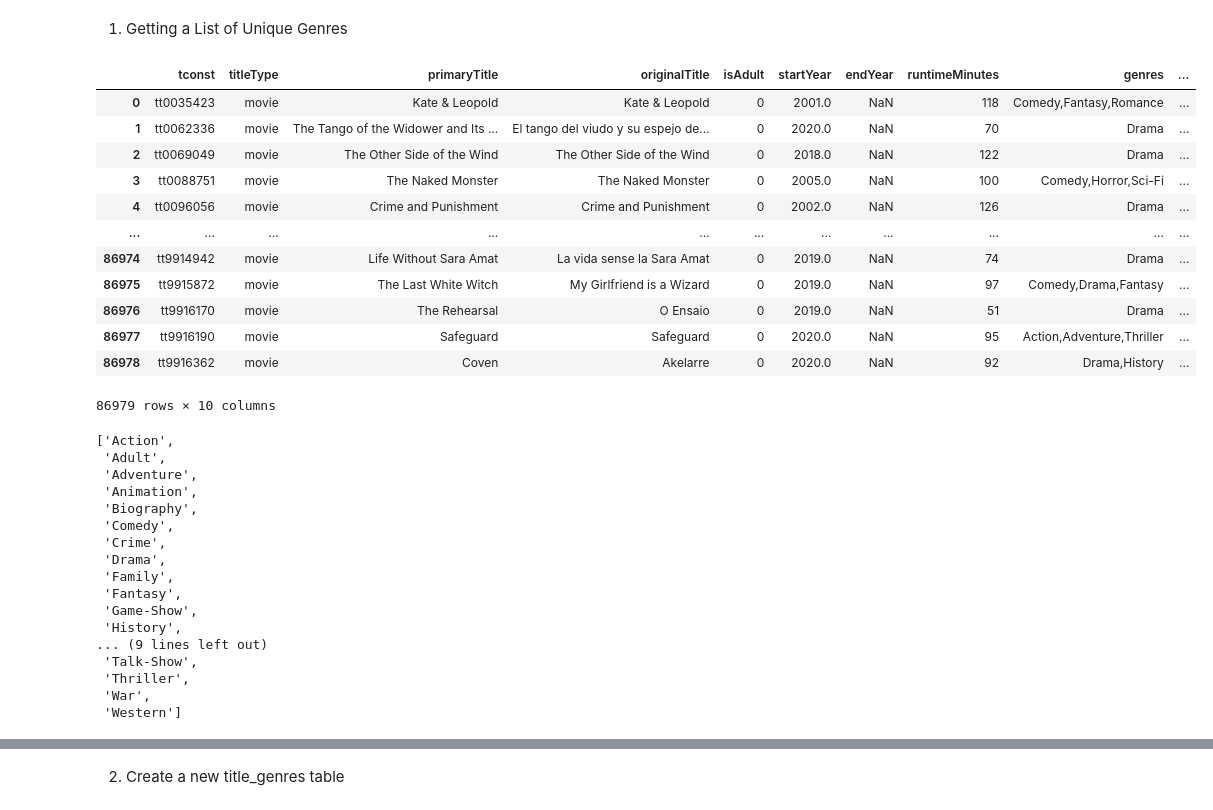
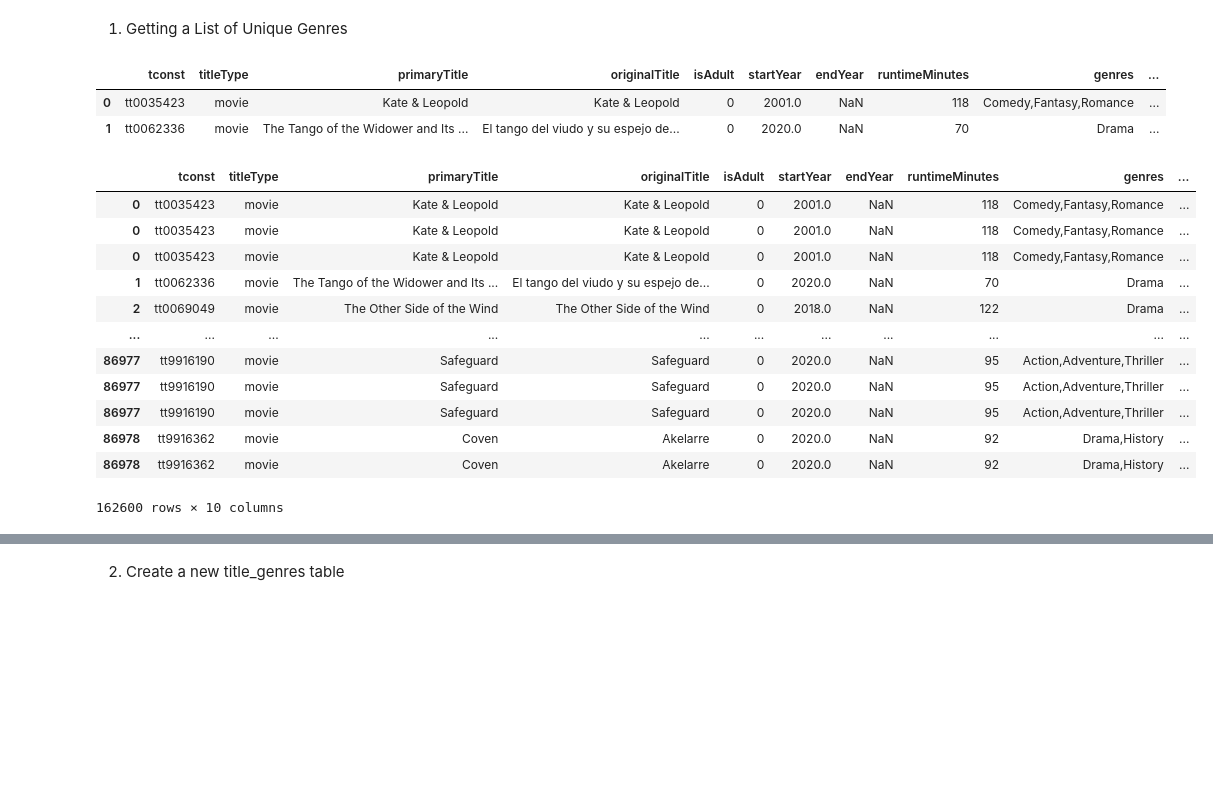
Before and after one commit to KirstenC32/Project-2-RETRY, a Jupyter notebook: Untitled.ipynb, the cells around one changed output, grey strips where cells are left out. Drawn from its saved outputs; the diff is of its cells as text; code cells hidden in the pictures; blank space fills up the shorter version.

```diff
--- a/Untitled.ipynb
+++ b/Untitled.ipynb
@@ -14,6 +14,6 @@ import json
 # %%
-basics = pd.read_csv("DATA/basics.csv")
-basics.head()
+df = pd.read_csv("DATA/basics.csv")
+df.head()
 # %% [output]
 |  | tconst | titleType | primaryTitle | originalTitle | isAdult | startYear | endYear | runtimeMinutes | genres |
 | 0 | tt0035423 | movie | Kate & Leopold | Kate & Leopold | 0 | 2001.0 | NaN | 118 | Comedy,Fantasy,Romance |
@@ -32,20 +32,3 @@ basics['genres'].head()
 Name: genres, dtype: object
 # %% [markdown]
 1. Getting a List of Unique Genres
-# %%
-basics['genres_split'] = basics['genres'].str.split(',')
-basics
-# %% [output]
-|  | tconst | titleType | primaryTitle | originalTitle | isAdult | startYear | endYear | runtimeMinutes | genres | ... |
-| 0 | tt0035423 | movie | Kate & Leopold | Kate & Leopold | 0 | 2001.0 | NaN | 118 | Comedy,Fantasy,Romance | ... |
-| 1 | tt0062336 | movie | The Tango of the Widower and Its ... | El tango del viudo y su espejo de... | 0 | 2020.0 | NaN | 70 | Drama | ... |
-| 2 | tt0069049 | movie | The Other Side of the Wind | The Other Side of the Wind | 0 | 2018.0 | NaN | 122 | Drama | ... |
-| 3 | tt0088751 | movie | The Naked Monster | The Naked Monster | 0 | 2005.0 | NaN | 100 | Comedy,Horror,Sci-Fi | ... |
-| 4 | tt0096056 | movie | Crime and Punishment | Crime and Punishment | 0 | 2002.0 | NaN | 126 | Drama | ... |
-| ... | ... | ... | ... | ... | ... | ... | ... | ... | ... | ... |
-| 86974 | tt9914942 | movie | Life Without Sara Amat | La vida sense la Sara Amat | 0 | 2019.0 | NaN | 74 | Drama | ... |
-| 86975 | tt9915872 | movie | The Last White Witch | My Girlfriend is a Wizard | 0 | 2019.0 | NaN | 97 | Comedy,Drama,Fantasy | ... |
-| 86976 | tt9916170 | movie | The Rehearsal | O Ensaio | 0 | 2019.0 | NaN | 51 | Drama | ... |
-| 86977 | tt9916190 | movie | Safeguard | Safeguard | 0 | 2020.0 | NaN | 95 | Action,Adventure,Thriller | ... |
-| 86978 | tt9916362 | movie | Coven | Akelarre | 0 | 2020.0 | NaN | 92 | Drama,History | ... |
-86979 rows × 10 columns
@@ -54,22 +35,27 @@ genres_split = basics['genres'].str.split(",")
+# %%
+## create a col with a list of genres
+df['genres_split'] = df['genres'].str.split(',')
+df.head(2)
+# %% [output]
+|  | tconst | titleType | primaryTitle | originalTitle | isAdult | startYear | endYear | runtimeMinutes | genres | ... |
+| 0 | tt0035423 | movie | Kate & Leopold | Kate & Leopold | 0 | 2001.0 | NaN | 118 | Comedy,Fantasy,Romance | ... |
+| 1 | tt0062336 | movie | The Tango of the Widower and Its ... | El tango del viudo y su espejo de... | 0 | 2020.0 | NaN | 70 | Drama | ... |
+# %%
+exploded_genres = df.explode('genres_split')
+exploded_genres
+# %% [output]
+|  | tconst | titleType | primaryTitle | originalTitle | isAdult | startYear | endYear | runtimeMinutes | genres | ... |
+| 0 | tt0035423 | movie | Kate & Leopold | Kate & Leopold | 0 | 2001.0 | NaN | 118 | Comedy,Fantasy,Romance | ... |
+| 0 | tt0035423 | movie | Kate & Leopold | Kate & Leopold | 0 | 2001.0 | NaN | 118 | Comedy,Fantasy,Romance | ... |
+| 0 | tt0035423 | movie | Kate & Leopold | Kate & Leopold | 0 | 2001.0 | NaN | 118 | Comedy,Fantasy,Romance | ... |
+| 1 | tt0062336 | movie | The Tango of the Widower and Its ... | El tango del viudo y su espejo de... | 0 | 2020.0 | NaN | 70 | Drama | ... |
+| 2 | tt0069049 | movie | The Other Side of the Wind | The Other Side of the Wind | 0 | 2018.0 | NaN | 122 | Drama | ... |
+| ... | ... | ... | ... | ... | ... | ... | ... | ... | ... | ... |
+| 86977 | tt9916190 | movie | Safeguard | Safeguard | 0 | 2020.0 | NaN | 95 | Action,Adventure,Thriller | ... |
+| 86977 | tt9916190 | movie | Safeguard | Safeguard | 0 | 2020.0 | NaN | 95 | Action,Adventure,Thriller | ... |
+| 86977 | tt9916190 | movie | Safeguard | Safeguard | 0 | 2020.0 | NaN | 95 | Action,Adventure,Thriller | ... |
+| 86978 | tt9916362 | movie | Coven | Akelarre | 0 | 2020.0 | NaN | 92 | Drama,History | ... |
+| 86978 | tt9916362 | movie | Coven | Akelarre | 0 | 2020.0 | NaN | 92 | Drama,History | ... |
+162600 rows × 10 columns
 # %%
 unique_genres = sorted(exploded_genres['genres_split'].unique())
-# %%
-unique_genres
-# %% [output]
-['Action',
- 'Adult',
- 'Adventure',
- 'Animation',
- 'Biography',
- 'Comedy',
- 'Crime',
- 'Drama',
- 'Family',
- 'Fantasy',
- 'Game-Show',
- 'History',
-... (9 lines left out)
- 'Talk-Show',
- 'Thriller',
- 'War',
- 'Western']
```
Also changed, not shown: parts of 24 cells of this notebook.
